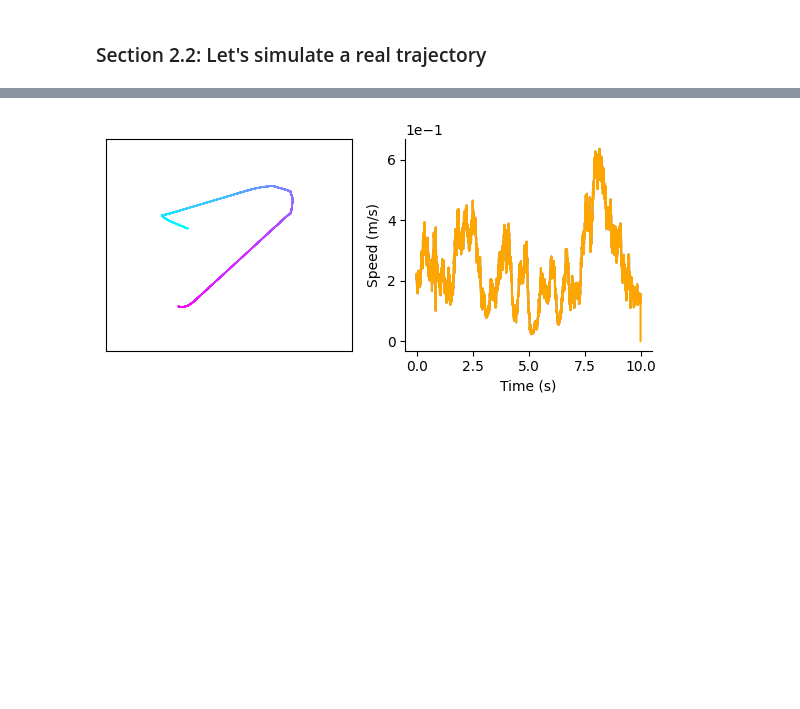
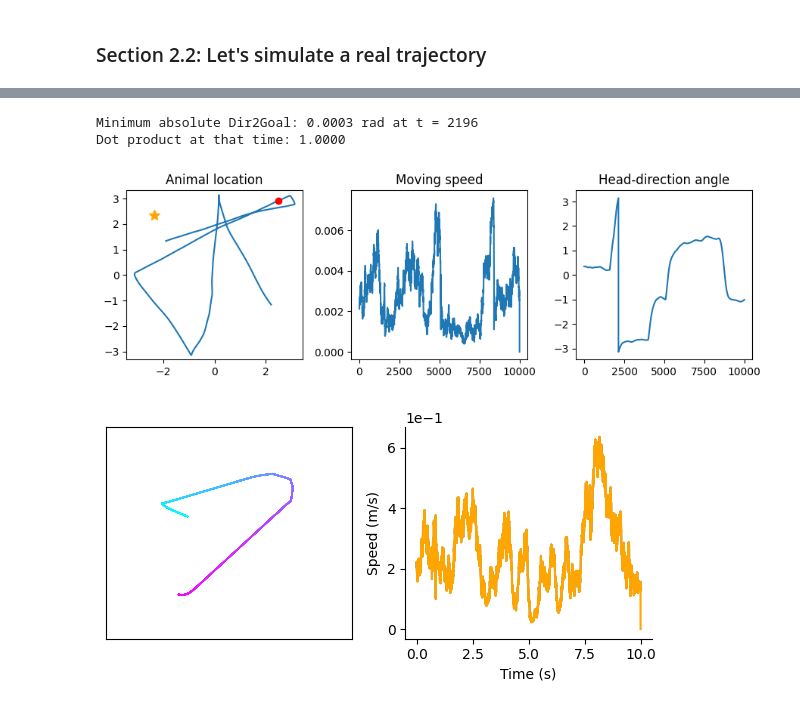
Before and after one commit to ZilongJi/HoneycombSweeps, a Jupyter notebook: PCCAN_HDTopdown_Sweep.ipynb, the cells around one changed output, grey strips where cells are left out. Drawn from its saved outputs; the diff is of its cells as text; code cells hidden in the pictures; blank space fills up the shorter version.

```diff
--- a/PCCAN_HDTopdown_Sweep.ipynb
+++ b/PCCAN_HDTopdown_Sweep.ipynb
@@ -607,7 +609,7 @@ bm.random.seed(0)
 np.random.seed(0)
 
 
-def runNetwork_realtraj(Animal_location_all, Animal_speed_all, Head_direction_all,
+def runNetwork_realtraj(Animal_location_all, Animal_speed_all, Head_direction_all, Dir2Goal_all, goal_loc,
                         v0 = 1.0*bm.pi/1000,  #baseline speed
                         mbar_hd = 12., #HD adaptation strength
                         mbar_pc = 5., #GC adaptation strength
@@ -616,7 +618,6 @@ def runNetwork_realtraj(Animal_location_all, Animal_speed_all, Head_direction_al
                         theta_hd_modulation = 0.4, # default 0.4; maximal 0.4
                         theta_gc_modulation = 1.0, # default 0.5; maximal 0.5,
                         Topdown_mod = 1.0, # strength of topdown modulation
-                        goal_loc = (-0.75*np.pi, 0.75*np.pi),
                         plot = None):
 
     bm.clear_buffer_memory(platform='gpu')
@@ -636,7 +637,6 @@ def runNetwork_realtraj(Animal_location_all, Animal_speed_all, Head_direction_al
                         z_max=bm.pi,
                         goal_a=0.4,
                         goal_A=3.0,
-                        goal_dir=None,
                         topdown=True)
 
     #layer 2
@@ -656,7 +656,7 @@ def runNetwork_realtraj(Animal_location_all, Animal_speed_all, Head_direction_al
                         Phase_Offset = Phase_Offset)
 
     # run coupled net
-    def run_CoupleNet(i, Animal_location, Head_direction, Animal_speed):
+    def run_CoupleNet(i, Animal_location, Head_direction, Animal_speed, Dir2Goal):
 
         A_modulation = (2+Animal_speed/v0)/3
         theta_modulation_stre_hd = theta_hd_modulation * Animal_speed / v0
@@ -670,7 +670,7 @@ def runNetwork_realtraj(Animal_location_all, Animal_speed_all, Head_direction_al
         ThetaModulator_GC = (1+theta_modulation_stre_gc*bm.cos(theta_phase*2*bm.pi)) * A_modulation
 
         #calculate internal head direction
-        HD_net.step_run(i, Head_direction, ThetaModulator_HD, Topdown_mod)
+        HD_net.step_run(i, Head_direction, ThetaModulator_HD, Topdown_mod, Dir2Goal)
         HD_bumpcenter = HD_net.center #center of mass of internal direction
         HD_bumpactivity = HD_net.r
         # print(HD_activity.shape)
@@ -686,7 +686,7 @@ def runNetwork_realtraj(Animal_location_all, Animal_speed_all, Head_direction_al
     numT = Animal_speed_all.shape[0]
     time_steps = np.arange(numT)
     center_grid, center_HD, r_grid, r_HD = bm.for_loop(
-        run_CoupleNet, (time_steps, Animal_location_all, Head_direction_all, Animal_speed_all), progress_bar=True
+        run_CoupleNet, (time_steps, Animal_location_all, Head_direction_all, Animal_speed_all, Dir2Goal_all), progress_bar=True
     )
 
 
@@ -824,3 +845,17 @@ Position.shape
+# %%
+np.random.seed(333)
+
+goal_loc = (-0.75*np.pi, 0.75*np.pi)
+Animal_location_all, Animal_speed_all, Head_direction_all, Dir2Goal_all = generate_trajectory(Animal_ave_speed= np.sqrt(2)*bm.pi/2/1000,
+                                                                              goal_loc = goal_loc,
+                                                                              dur=10,
+                                                                              ifplot=True)
+
+results =  runNetwork_realtraj(Animal_location_all, Animal_speed_all, Head_direction_all, Dir2Goal_all)
+# %% [output]
+Minimum absolute Dir2Goal: 0.0003 rad at t = 2196
+Dot product at that time: 1.0000
+[figure, added]
 # %%
 loaded_results = runNetwork_realtraj(plot='twoDplot')
 # %%
```
Also changed, not shown: parts of 5 cells of this notebook, 1 other file.
